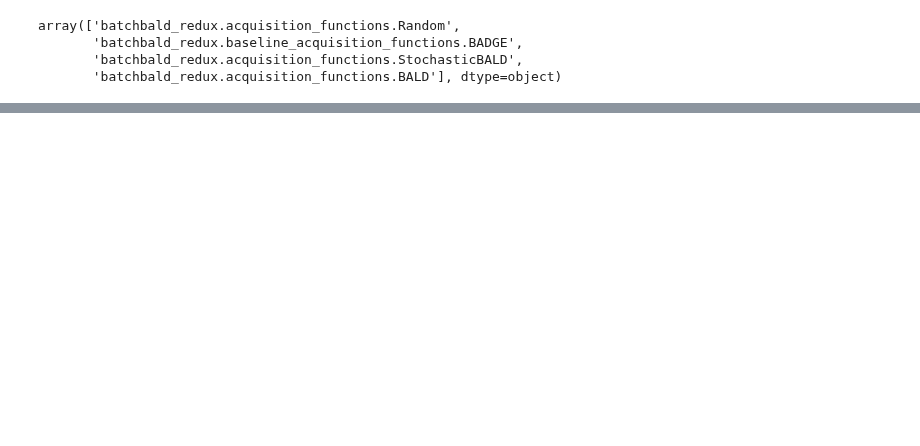
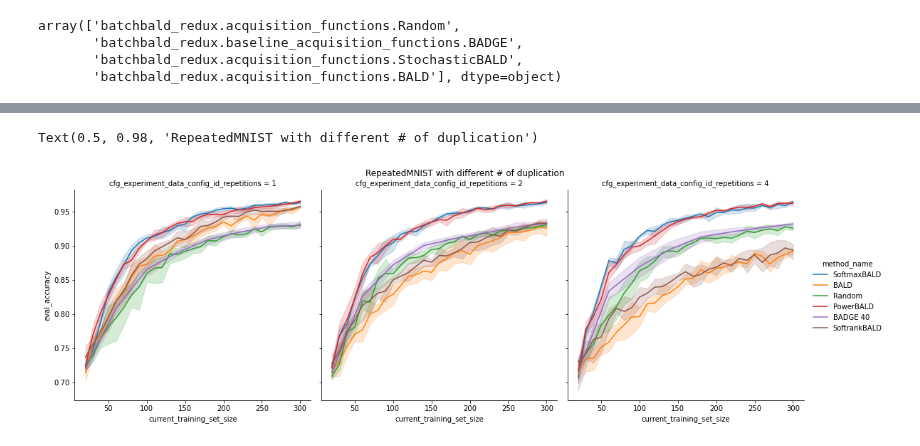
Before and after one commit to BlackHC/active_learning_redux, a Jupyter notebook: U_fig1_plots_repeated_mnist.ipynb, the cells around one changed output, grey strips where cells are left out. Saved outputs shown, nothing was run; the diff lists cells and outputs as text; code cells hidden in the pictures; blank space fills up the shorter version.

```diff
--- a/U_fig1_plots_repeated_mnist.ipynb
+++ b/U_fig1_plots_repeated_mnist.ipynb
@@ -334,0 +353,9 @@ KeyboardInterrupt:
+# %%
+sub_df = df[(df.cfg_max_training_set==300) & (df.method_name.isin(['Random', 'BADGE 40', 'SoftmaxBALD', 'BALD', 'PowerBALD',
+       'BADGE 40', 'SoftrankBALD']))]
+g = sns.relplot(data=sub_df, x="current_training_set_size", y="eval_accuracy", hue="method_name", col="cfg_experiment_data_config_id_repetitions", kind="line")
+g.fig.subplots_adjust(top=0.9) # adjust the Figure in rp
+g.fig.suptitle('RepeatedMNIST with different # of duplication')
+# %% [output]
+Text(0.5, 0.98, 'RepeatedMNIST with different # of duplication')
+[figure, added]
```
Also changed, not shown: parts of 6 cells of this notebook, 32 other files.
